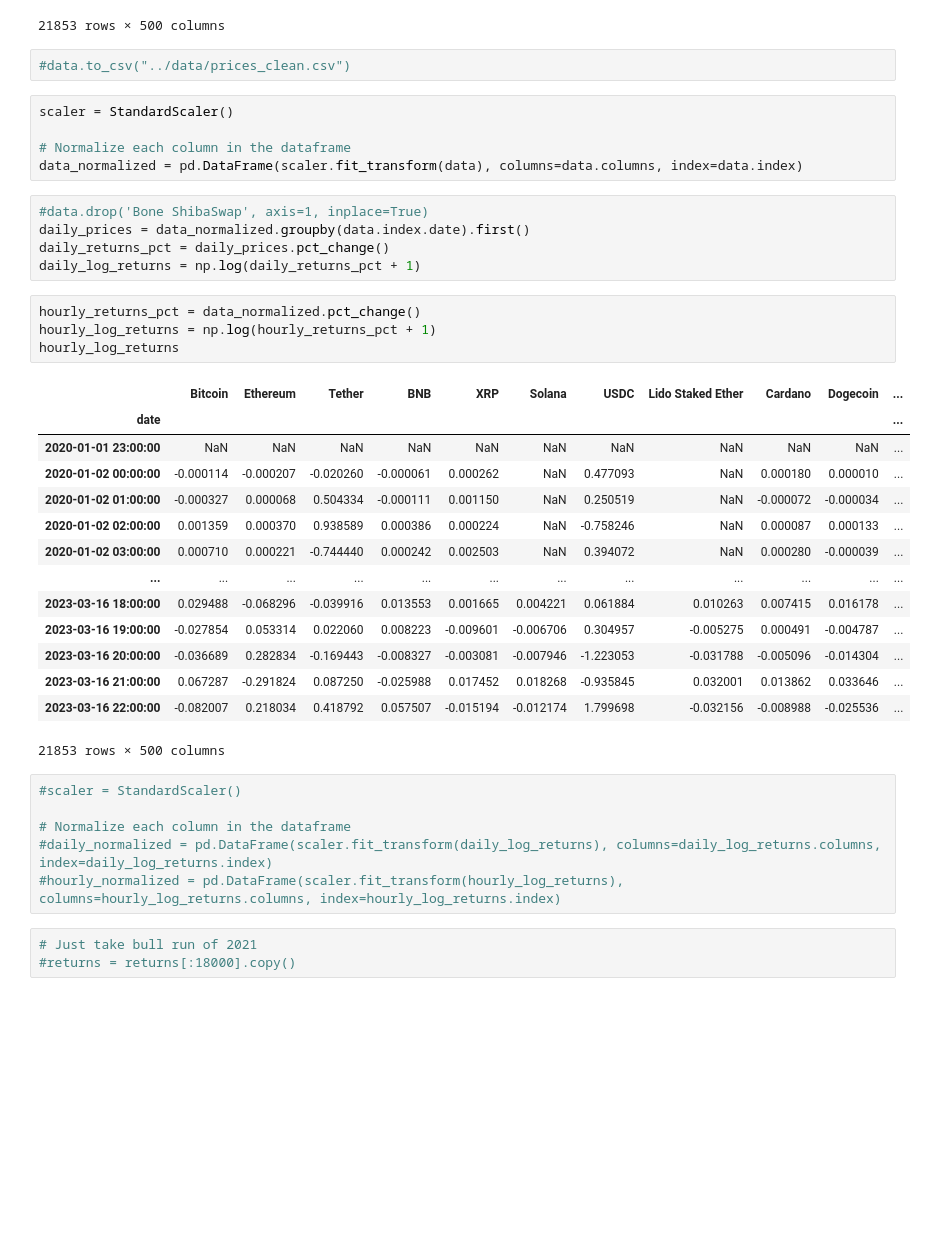
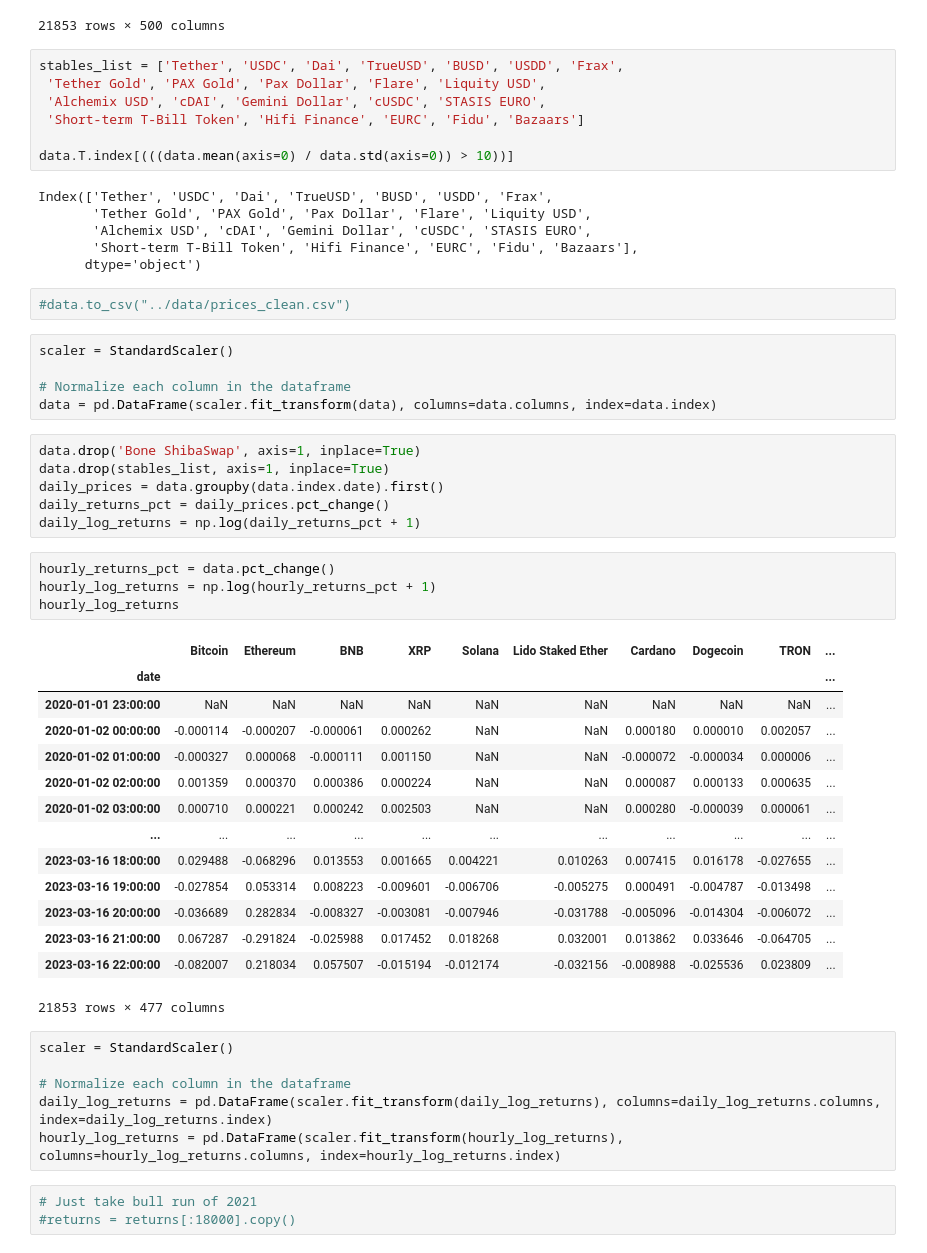
Before and after one commit to dioday45/FIN-525-Project, a Jupyter notebook: notebooks/Communities.ipynb, the cells around one changed output. Drawn from its saved outputs; the diff is of its cells as text; blank space fills up the shorter version.

```diff
--- a/notebooks/Communities.ipynb
+++ b/notebooks/Communities.ipynb
@@ -67,43 +80,57 @@ data
 | 2023-03-16 21:00:00 | 24851.302353 | 1666.216935 | 1.006050 | 328.758145 | 0.365671 | 19.460336 | 1.001085 | 1660.246858 | 0.322445 | 0.070438 | ... |
 | 2023-03-16 22:00:00 | 25103.511184 | 1679.820306 | 1.008859 | 334.271019 | 0.367924 | 19.729948 | 1.004871 | 1677.075059 | 0.325808 | 0.071179 | ... |
 21853 rows × 500 columns
+# %%
+stables_list = ['Tether', 'USDC', 'Dai', 'TrueUSD', 'BUSD', 'USDD', 'Frax',
+ 'Tether Gold', 'PAX Gold', 'Pax Dollar', 'Flare', 'Liquity USD',
+ 'Alchemix USD', 'cDAI', 'Gemini Dollar', 'cUSDC', 'STASIS EURO',
+ 'Short-term T-Bill Token', 'Hifi Finance', 'EURC', 'Fidu', 'Bazaars']
+
+data.T.index[(((data.mean(axis=0) / data.std(axis=0)) > 10))]
+# %% [output]
+Index(['Tether', 'USDC', 'Dai', 'TrueUSD', 'BUSD', 'USDD', 'Frax',
+       'Tether Gold', 'PAX Gold', 'Pax Dollar', 'Flare', 'Liquity USD',
+       'Alchemix USD', 'cDAI', 'Gemini Dollar', 'cUSDC', 'STASIS EURO',
+       'Short-term T-Bill Token', 'Hifi Finance', 'EURC', 'Fidu', 'Bazaars'],
+      dtype='object')
 # %%
 #data.to_csv("../data/prices_clean.csv")
 # %%
 scaler = StandardScaler()
 
 # Normalize each column in the dataframe
-data_normalized = pd.DataFrame(scaler.fit_transform(data), columns=data.columns, index=data.index)
+data = pd.DataFrame(scaler.fit_transform(data), columns=data.columns, index=data.index)
 # %%
-#data.drop('Bone ShibaSwap', axis=1, inplace=True)
-daily_prices = data_normalized.groupby(data.index.date).first()
+data.drop('Bone ShibaSwap', axis=1, inplace=True)
+data.drop(stables_list, axis=1, inplace=True)
+daily_prices = data.groupby(data.index.date).first()
 daily_returns_pct = daily_prices.pct_change()
 daily_log_returns = np.log(daily_returns_pct + 1)
 # %%
-hourly_returns_pct = data_normalized.pct_change()
+hourly_returns_pct = data.pct_change()
 hourly_log_returns = np.log(hourly_returns_pct + 1)
 hourly_log_returns
 # %% [output]
-|  | Bitcoin | Ethereum | Tether | BNB | XRP | Solana | USDC | Lido Staked Ether | Cardano | Dogecoin | ... |
-| date |  |  |  |  |  |  |  |  |  |  | ... |
-| 2020-01-01 23:00:00 | NaN | NaN | NaN | NaN | NaN | NaN | NaN | NaN | NaN | NaN | ... |
-| 2020-01-02 00:00:00 | -0.000114 | -0.000207 | -0.020260 | -0.000061 | 0.000262 | NaN | 0.477093 | NaN | 0.000180 | 0.000010 | ... |
-| 2020-01-02 01:00:00 | -0.000327 | 0.000068 | 0.504334 | -0.000111 | 0.001150 | NaN | 0.250519 | NaN | -0.000072 | -0.000034 | ... |
-| 2020-01-02 02:00:00 | 0.001359 | 0.000370 | 0.938589 | 0.000386 | 0.000224 | NaN | -0.758246 | NaN | 0.000087 | 0.000133 | ... |
-| 2020-01-02 03:00:00 | 0.000710 | 0.000221 | -0.744440 | 0.000242 | 0.002503 | NaN | 0.394072 | NaN | 0.000280 | -0.000039 | ... |
-| ... | ... | ... | ... | ... | ... | ... | ... | ... | ... | ... | ... |
-| 2023-03-16 18:00:00 | 0.029488 | -0.068296 | -0.039916 | 0.013553 | 0.001665 | 0.004221 | 0.061884 | 0.010263 | 0.007415 | 0.016178 | ... |
-| 2023-03-16 19:00:00 | -0.027854 | 0.053314 | 0.022060 | 0.008223 | -0.009601 | -0.006706 | 0.304957 | -0.005275 | 0.000491 | -0.004787 | ... |
-| 2023-03-16 20:00:00 | -0.036689 | 0.282834 | -0.169443 | -0.008327 | -0.003081 | -0.007946 | -1.223053 | -0.031788 | -0.005096 | -0.014304 | ... |
-| 2023-03-16 21:00:00 | 0.067287 | -0.291824 | 0.087250 | -0.025988 | 0.017452 | 0.018268 | -0.935845 | 0.032001 | 0.013862 | 0.033646 | ... |
-| 2023-03-16 22:00:00 | -0.082007 | 0.218034 | 0.418792 | 0.057507 | -0.015194 | -0.012174 | 1.799698 | -0.032156 | -0.008988 | -0.025536 | ... |
+|  | Bitcoin | Ethereum | BNB | XRP | Solana | Lido Staked Ether | Cardano | Dogecoin | TRON | ... |
+| date |  |  |  |  |  |  |  |  |  | ... |
+| 2020-01-01 23:00:00 | NaN | NaN | NaN | NaN | NaN | NaN | NaN | NaN | NaN | ... |
+| 2020-01-02 00:00:00 | -0.000114 | -0.000207 | -0.000061 | 0.000262 | NaN | NaN | 0.000180 | 0.000010 | 0.002057 | ... |
+| 2020-01-02 01:00:00 | -0.000327 | 0.000068 | -0.000111 | 0.001150 | NaN | NaN | -0.000072 | -0.000034 | 0.000006 | ... |
+| 2020-01-02 02:00:00 | 0.001359 | 0.000370 | 0.000386 | 0.000224 | NaN | NaN | 0.000087 | 0.000133 | 0.000635 | ... |
+| 2020-01-02 03:00:00 | 0.000710 | 0.000221 | 0.000242 | 0.002503 | NaN | NaN | 0.000280 | -0.000039 | 0.000061 | ... |
+| ... | ... | ... | ... | ... | ... | ... | ... | ... | ... | ... |
+| 2023-03-16 18:00:00 | 0.029488 | -0.068296 | 0.013553 | 0.001665 | 0.004221 | 0.010263 | 0.007415 | 0.016178 | -0.027655 | ... |
+| 2023-03-16 19:00:00 | -0.027854 | 0.053314 | 0.008223 | -0.009601 | -0.006706 | -0.005275 | 0.000491 | -0.004787 | -0.013498 | ... |
+| 2023-03-16 20:00:00 | -0.036689 | 0.282834 | -0.008327 | -0.003081 | -0.007946 | -0.031788 | -0.005096 | -0.014304 | -0.006072 | ... |
+| 2023-03-16 21:00:00 | 0.067287 | -0.291824 | -0.025988 | 0.017452 | 0.018268 | 0.032001 | 0.013862 | 0.033646 | -0.064705 | ... |
+| 2023-03-16 22:00:00 | -0.082007 | 0.218034 | 0.057507 | -0.015194 | -0.012174 | -0.032156 | -0.008988 | -0.025536 | 0.023809 | ... |
-21853 rows × 500 columns
+21853 rows × 477 columns
 # %%
-#scaler = StandardScaler()
+scaler = StandardScaler()
 
 # Normalize each column in the dataframe
-#daily_normalized = pd.DataFrame(scaler.fit_transform(daily_log_returns), columns=daily_log_returns.columns, index=daily_log_returns.index)
-#hourly_normalized = pd.DataFrame(scaler.fit_transform(hourly_log_returns), columns=hourly_log_returns.columns, index=hourly_log_returns.index)
+daily_log_returns = pd.DataFrame(scaler.fit_transform(daily_log_returns), columns=daily_log_returns.columns, index=daily_log_returns.index)
+hourly_log_returns = pd.DataFrame(scaler.fit_transform(hourly_log_returns), columns=hourly_log_returns.columns, index=hourly_log_returns.index)
 # %%
 # Just take bull run of 2021
 #returns = returns[:18000].copy()
```
Also changed, not shown: parts of 23 cells of this notebook.
